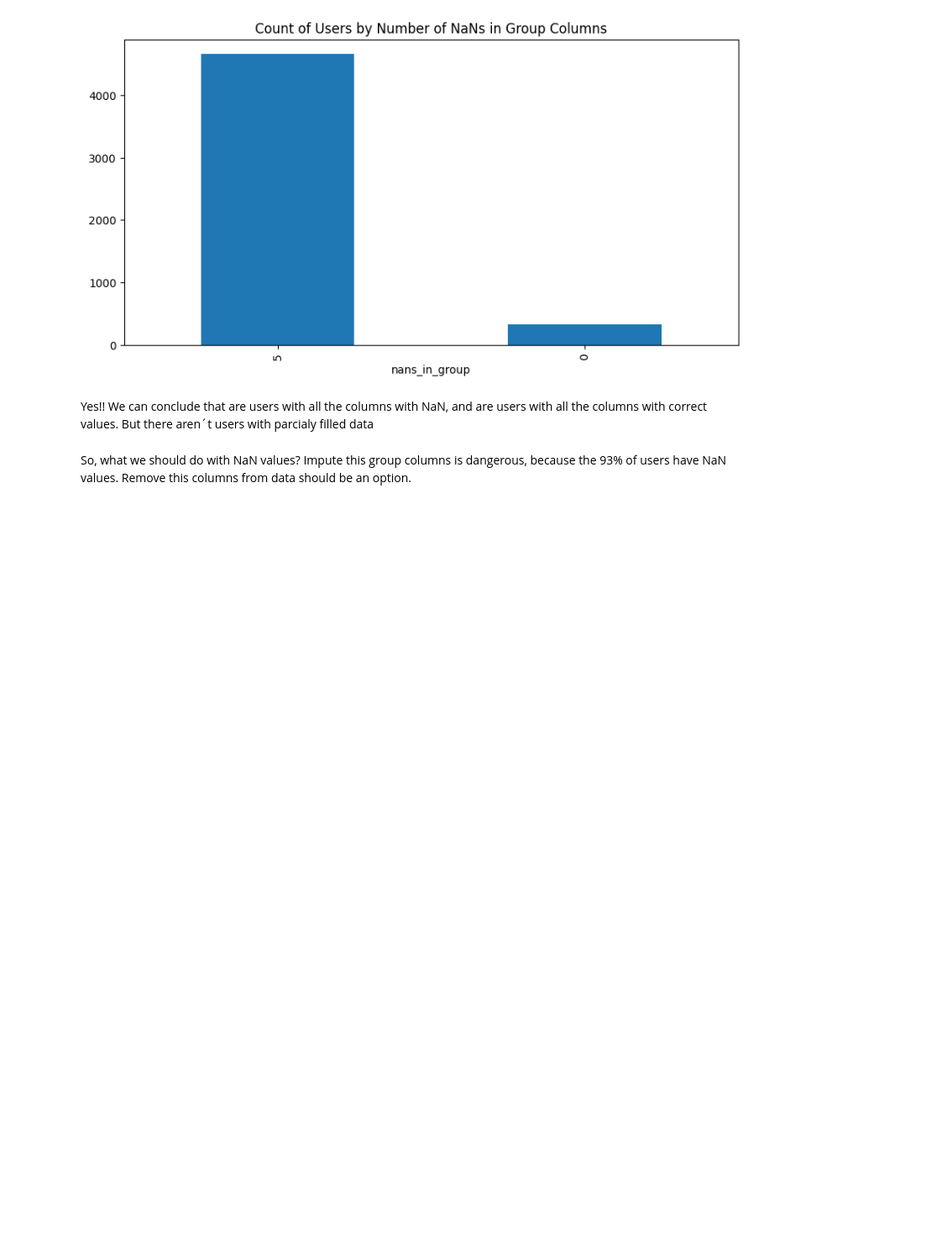
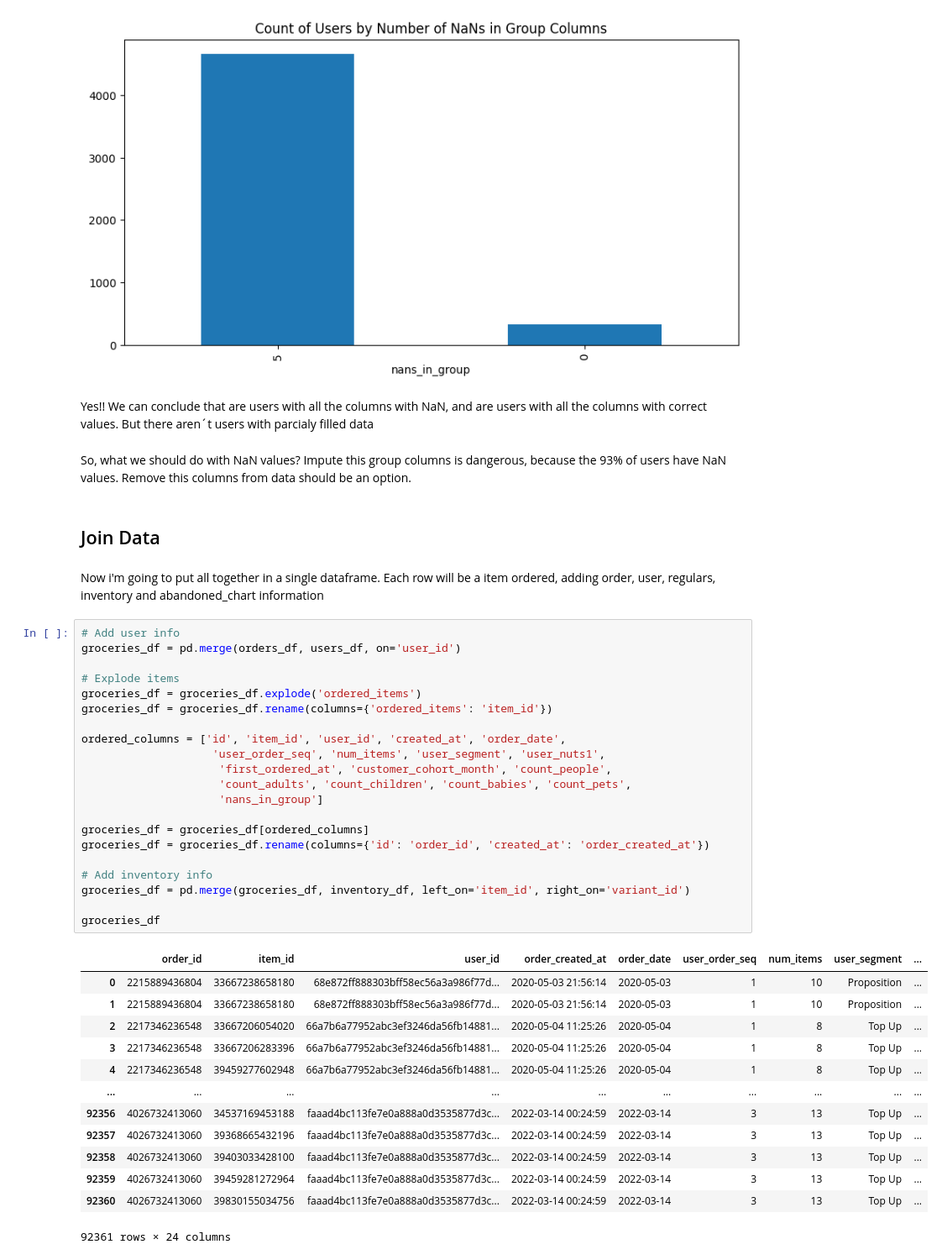
Before and after one commit to Riemann-def/zrive-ds, a Jupyter notebook: src/module_2/prueba.ipynb, the cells around one changed output. Shown at 84% size. Saved outputs shown, nothing was run; the diff lists cells and outputs as text; blank space fills up the shorter version.

Commit message:
start joining data

```diff
--- a/src/module_2/prueba.ipynb
+++ b/src/module_2/prueba.ipynb
@@ -463,3 +433,42 @@ Text(0.5, 1.0, 'Count of Users by Number of NaNs in Group Columns')
 Yes!! We can conclude that are users with all the columns with NaN, and are users with all the columns with correct values. But there aren´t users with parcialy filled data
 # %% [markdown]
 So, what we should do with NaN values? Impute this group columns is dangerous, because the 93% of users have NaN values. Remove this columns from data should be an option.
+# %% [markdown]
+## Join Data
+# %% [markdown]
+Now i'm going to put all together in a single dataframe. Each row will be a item ordered, adding order, user, regulars, inventory and abandoned_chart information
+# %%
+# Add user info
+groceries_df = pd.merge(orders_df, users_df, on='user_id')
+
+# Explode items
+groceries_df = groceries_df.explode('ordered_items')
+groceries_df = groceries_df.rename(columns={'ordered_items': 'item_id'})
+
+ordered_columns = ['id', 'item_id', 'user_id', 'created_at', 'order_date',
+                    'user_order_seq', 'num_items', 'user_segment', 'user_nuts1',
+                     'first_ordered_at', 'customer_cohort_month', 'count_people',
+                     'count_adults', 'count_children', 'count_babies', 'count_pets',
+                     'nans_in_group']
+
+groceries_df = groceries_df[ordered_columns]
+groceries_df = groceries_df.rename(columns={'id': 'order_id', 'created_at': 'order_created_at'})
+
+# Add inventory info
+groceries_df = pd.merge(groceries_df, inventory_df, left_on='item_id', right_on='variant_id')
+
+groceries_df
+# %% [output]
+|  | order_id | item_id | user_id | order_created_at | order_date | user_order_seq | num_items | user_segment | ... |
+| 0 | 2215889436804 | 33667238658180 | 68e872ff888303bff58ec56a3a986f77d... | 2020-05-03 21:56:14 | 2020-05-03 | 1 | 10 | Proposition | ... |
+| 1 | 2215889436804 | 33667238658180 | 68e872ff888303bff58ec56a3a986f77d... | 2020-05-03 21:56:14 | 2020-05-03 | 1 | 10 | Proposition | ... |
+| 2 | 2217346236548 | 33667206054020 | 66a7b6a77952abc3ef3246da56fb14881... | 2020-05-04 11:25:26 | 2020-05-04 | 1 | 8 | Top Up | ... |
+| 3 | 2217346236548 | 33667206283396 | 66a7b6a77952abc3ef3246da56fb14881... | 2020-05-04 11:25:26 | 2020-05-04 | 1 | 8 | Top Up | ... |
+| 4 | 2217346236548 | 39459277602948 | 66a7b6a77952abc3ef3246da56fb14881... | 2020-05-04 11:25:26 | 2020-05-04 | 1 | 8 | Top Up | ... |
+| ... | ... | ... | ... | ... | ... | ... | ... | ... | ... |
+| 92356 | 4026732413060 | 34537169453188 | faaad4bc113fe7e0a888a0d3535877d3c... | 2022-03-14 00:24:59 | 2022-03-14 | 3 | 13 | Top Up | ... |
+| 92357 | 4026732413060 | 39368665432196 | faaad4bc113fe7e0a888a0d3535877d3c... | 2022-03-14 00:24:59 | 2022-03-14 | 3 | 13 | Top Up | ... |
+| 92358 | 4026732413060 | 39403033428100 | faaad4bc113fe7e0a888a0d3535877d3c... | 2022-03-14 00:24:59 | 2022-03-14 | 3 | 13 | Top Up | ... |
+| 92359 | 4026732413060 | 39459281272964 | faaad4bc113fe7e0a888a0d3535877d3c... | 2022-03-14 00:24:59 | 2022-03-14 | 3 | 13 | Top Up | ... |
+| 92360 | 4026732413060 | 39830155034756 | faaad4bc113fe7e0a888a0d3535877d3c... | 2022-03-14 00:24:59 | 2022-03-14 | 3 | 13 | Top Up | ... |
+92361 rows × 24 columns
```
Also changed, not shown: parts of 8 cells of this notebook.
